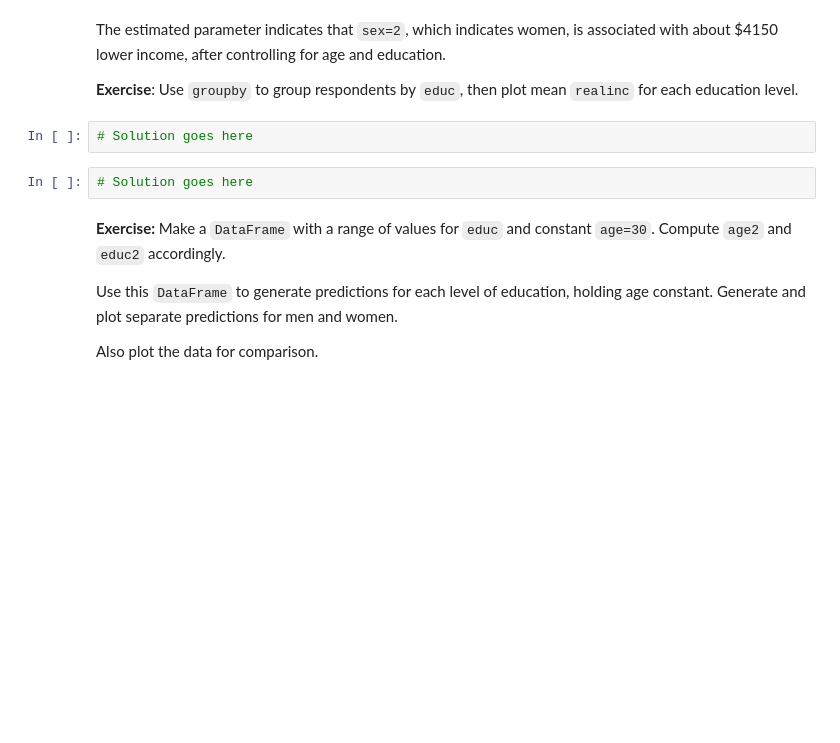
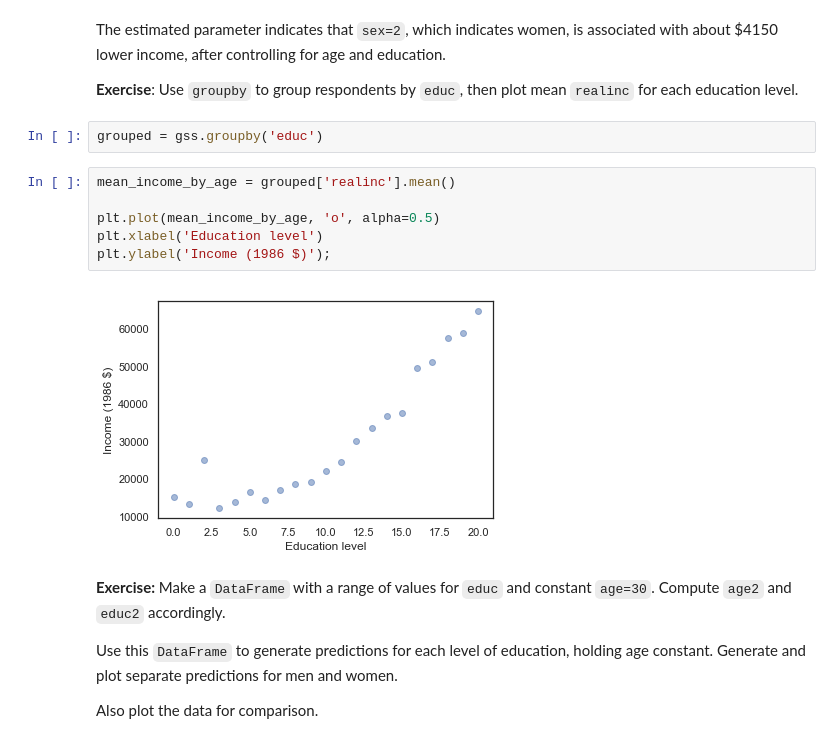
Before and after one commit to gsidsid/ThinkStats2, a Jupyter notebook: homeworks/homework04.ipynb, the cells around one changed output. Cells and saved outputs as stored; diff of their text form; blank space fills up the shorter version.

```diff
--- a/homeworks/homework04.ipynb
+++ b/homeworks/homework04.ipynb
@@ -331,10 +465,16 @@ results.params
 The estimated parameter indicates that `sex=2`, which indicates women, is associated with about \$4150 lower income, after controlling for age and education.
 
 **Exercise**: Use `groupby` to group respondents by `educ`, then plot mean `realinc` for each education level.
-# %%
-# Solution goes here
-# %%
-# Solution goes here
+# %%
+grouped = gss.groupby('educ')
+# %%
+mean_income_by_age = grouped['realinc'].mean()
+
+plt.plot(mean_income_by_age, 'o', alpha=0.5)
+plt.xlabel('Education level')
+plt.ylabel('Income (1986 $)');
+# %% [output]
+[figure, added]
 # %% [markdown]
 **Exercise:** Make a `DataFrame` with a range of values for `educ` and constant `age=30`.  Compute `age2` and `educ2` accordingly.
 
```
Also changed, not shown: parts of 42 cells of this notebook.
